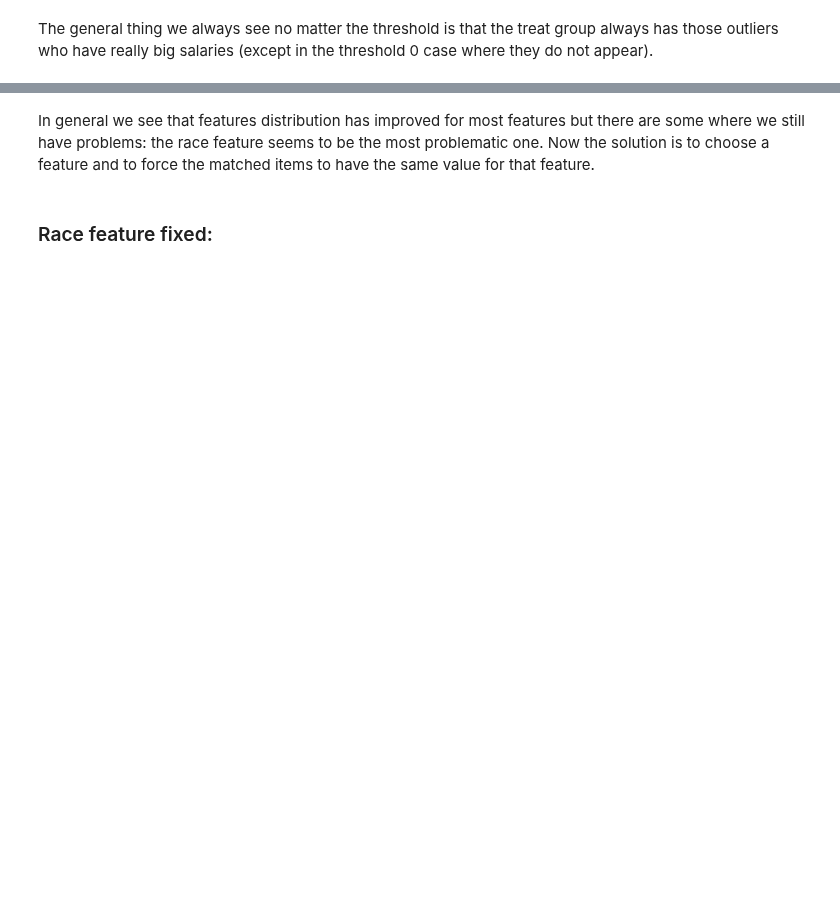
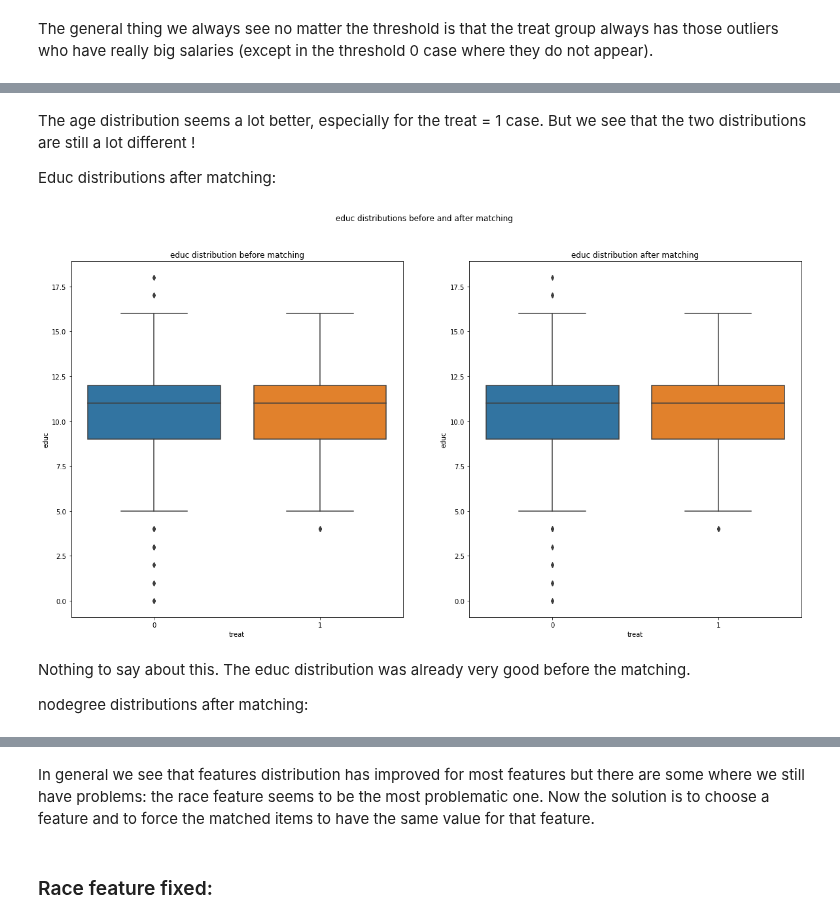
Before and after one commit to Victor-Palacios/epfl_ada, a Jupyter notebook: hw4/ex1.ipynb, the cells around one changed output, grey strips where cells are left out. Drawn from its saved outputs; the diff is of its cells as text; code cells hidden in the pictures; blank space fills up the shorter version.

```diff
--- a/hw4/ex1.ipynb
+++ b/hw4/ex1.ipynb
@@ -476,0 +461,12 @@ sns.countplot(x="race", data=lalonde_matched_no_treat)
+# %% [markdown]
+The age distribution seems a lot better, especially for the treat = 1 case. But we see that the two distributions are still a lot different !
+
+Educ distributions after matching:
+# %%
+compare_distributions("educ")
+# %% [output]
+[figure, added]
+# %% [markdown]
+Nothing to say about this. The educ distribution was already very good before the matching.
+
+nodegree distributions after matching:
```
Also changed, not shown: parts of 39 cells of this notebook.
